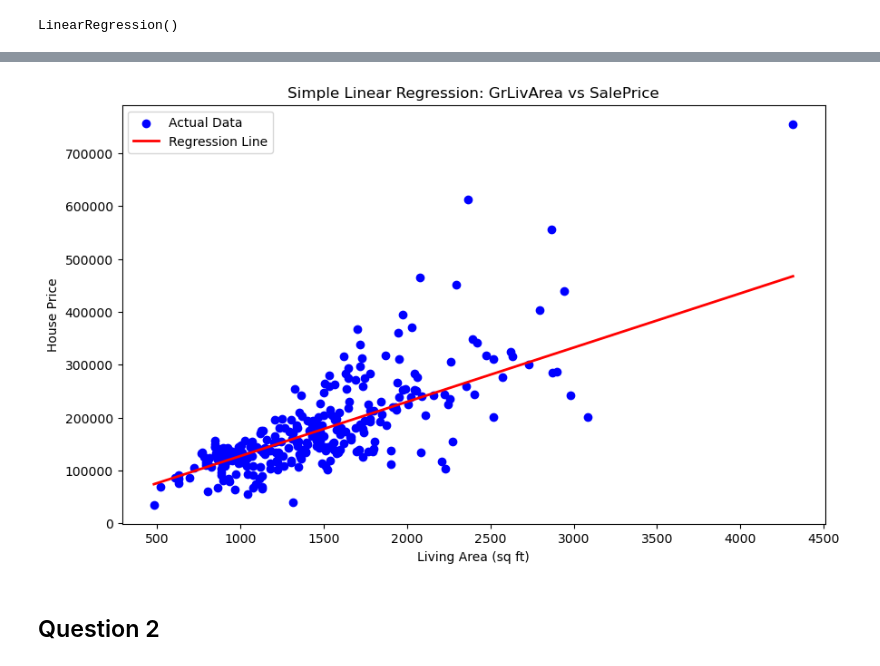
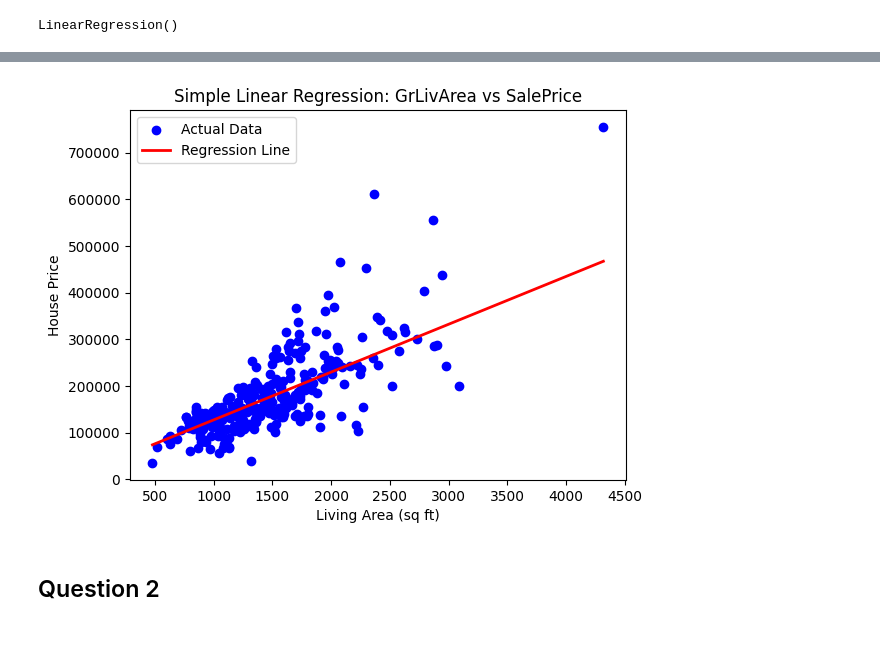
Before and after one commit to shawshank-fork/AD-lab-, a Jupyter notebook: lab2/task.ipynb, the cells around one changed output, grey strips where cells are left out. Cells and saved outputs as stored; diff of their text form; code cells hidden in the pictures; blank space fills up the shorter version.

```diff
--- a/lab2/task.ipynb
+++ b/lab2/task.ipynb
@@ -50,19 +50,19 @@ Mse:  3418946311.1808066
 R2 score:  0.5542632452871117
 # %%
-plt.figure(figsize=(10,6))
+
 plt.scatter(X_test, y_test, color='blue', label='Actual Data')
 X_test_sorted = X_test.sort_values(by='GrLivArea')
 y_pred_sorted = model.predict(X_test_sorted)
 
 plt.plot(X_test_sorted, y_pred_sorted, color='red', linewidth=2, label='Regression Line')
 
 plt.xlabel("Living Area (sq ft)")
 plt.ylabel("House Price")
 plt.title("Simple Linear Regression: GrLivArea vs SalePrice")
 plt.legend()
 plt.show()
 # %% [output]
-[figure, old version]
+[figure, new version]
 # %% [markdown]
 ## Question 2
 # %%
```
Also changed, not shown: parts of 3 cells of this notebook.
